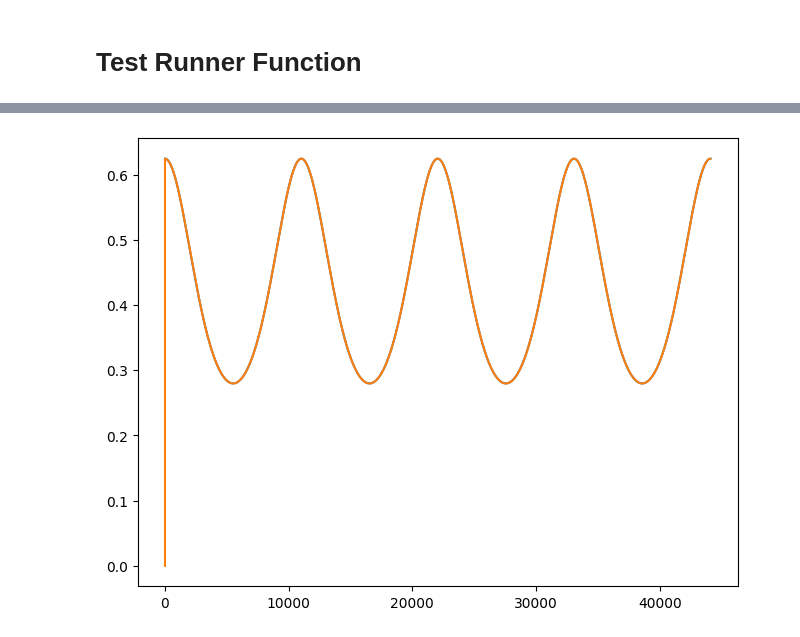
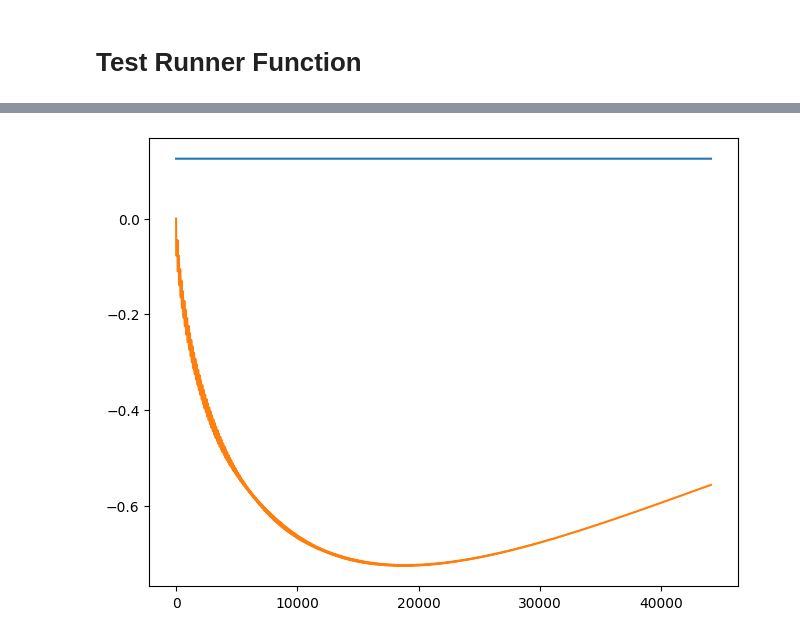
Before and after one commit to GeorgeTheSlayer/BowBox, a Jupyter notebook: notebook/bowls.ipynb, the cells around one changed output, grey strips where cells are left out. Saved outputs shown, nothing was run; the diff lists cells and outputs as text; code cells hidden in the pictures.

```diff
--- a/notebook/bowls.ipynb
+++ b/notebook/bowls.ipynb
@@ -215,6 +264,7 @@ class single_mode:
         self.sampling_rate = samplingRate
         self.frequency = frequency
         self.dampening = dampening
+        self.allpass = allpass_filter(self.sampling_rate, self.frequency, 2)
 
         # Get the constants for the bp filter
         Bandwidth = 2
@@ -224,8 +274,8 @@ class single_mode:
         theta = w / self.sampling_rate
         theta = ((2 * R) / (1 + R*R)) * omega
 
-        self.c2 = (R * R)
-        self.c1 = 2 * R * theta
+        self.b = 2 * R * theta
+        self.a1 = (R * R)
         self.c3 = R
 
 
@@ -243,16 +293,17 @@ class single_mode:
     # There are faster ways but this works for now
     def __process_bandpass( self, input: float):
         # Process BP filter
-        output = self.c1  * self.y1 - self.c2 * self.y2 - self.c3 * self.x2 + input
+        output = self.b  * self.y1 - self.a1 * self.y2 - self.c3 * self.x2 + input
         self.x2 = self.x1
         self.x1 = input
         self.y2 = self.y1
         self.y1 = output
         return output
 
-    def process(self, input: float):
+    def process(self, input: float, feedback_input):
         coupling_constant = 0.98
         self.last_source = 0
+        speed_in_air = 343000 / self.sampling_rate
 
 
         # Create a simple matrix for the outputs
@@ -260,9 +311,10 @@ class single_mode:
         bandpass_out: float = 0
         source: float = 0
 
-
         # Set Input
         source = input + self.feedback
+
+        #allpass_out = self.allpass.process(source)
 
         # Get bandpass Outs
         bandpass_out = self.__process_bandpass(source)
@@ -270,11 +322,10 @@ class single_mode:
         # Get Output
         output_matrix = self.wave_guides.process(bandpass_out)
 
-        #coupling_constant = frictionCurve(material.aluminum.static.value, material.aluminum.dynamic.value, input, output_matrix)
+        coupling_constant = frictionCurve(material.aluminum.static.value, material.aluminum.dynamic.value, abs(input * speed_in_air), abs(((input + output_matrix) * speed_in_air) ))
 
         # Set Feedback
         self.feedback = output_matrix * coupling_constant
-
 
 
         # Second half of waveguides
@@ -369,10 +428,10 @@ def internalTestRunner(outputFileName: str, fileSec: int, sampleRate: int, speed
     sf.write(outputLocation, outputSignal, sampleRate)
 # %%
 
-bow_offset: float = 3
+bow_offset: float = 1
 bow_slope: float = 0.125
 bow_min: float = 0
-bow_max: float = 4
+bow_max: float = 0.125
 
 def testRunner(inputFile, outputFileName):
     print()
@@ -400,13 +459,18 @@ def testRunner(inputFile, outputFileName):
         # filtered2 = signal.sosfilt(sos2, filtered)
 
         bow_table = bowtable(bow_offset, bow_slope, bow_min, bow_max)
-        sine_wave: float = [bow_table.process(1 - (np.cos(2 * np.pi * x * 4 / int(Fs)))) for x in range(int(Fs * fileSec))]
-        y = np.add(0, filtered)
+        sine_wave: float = [bow_table.process(1 - (np.cos(2 * np.pi * x * 0.25 / int(Fs)))) / 6 for x in range(int(Fs * fileSec))]
+        #y = np.add(0, filtered)
         print("--- Sine Wave %s seconds ---" % (time.time() - start_time))
-        newFilter = singing_bowl_modes(Fs, 440, 38)
+        newFilter = singing_bowl_modes(Fs, 392, 38)
+        newFilter2 = singing_bowl_modes(Fs, 350, 38)
         print("--- Init %s seconds ---" % (time.time() - start_time))
         for i in range(0, len(y)):
-            outputSignal[i] = newFilter.process(filtered[i])
+            outputSignal[i] = newFilter.process(filtered[i] * sine_wave[i] * 0.05)
+            outputSignal[i] += newFilter2.process(filtered[i] * sine_wave[i] * 0.05)
+
+        sos2 = signal.butter(1, freq * 2, 'low', fs=Fs, output='sos')
+        filteredFinal = signal.sosfilt(sos2, outputSignal)
         print("--- Process %s seconds ---" % (time.time() - start_time))
 
         #outputSignal = [] # Output signal
@@ -423,33 +487,33 @@ def testRunner(inputFile, outputFileName):
 def delay_test(outputFileName: str, fileSec: int, sampleRate: int):
     delay_length = round(sampleRate * (fileSec / 2))
     delay_time = 0.75
-    delay_line = fractional_delay(delay_time)
+    delay_line = singing_bowl_modes(sampleRate, 392, 38)
     #print("Ideal Length: ", delay_length, "Real Length: ", delay_line.get_delay_len())
     impulse = np.zeros(sampleRate * fileSec)
     outputSignal = np.zeros(sampleRate)
     impulse[0] = 1
 
     bow = bowtable(bow_offset, bow_slope, bow_min, bow_max)
-    sine_wave: float = [bow.process(1 - np.cos(2 * np.pi * 4 * x/(sampleRate))) for x in range(sampleRate)]
+    sine_wave: float = [bow.process(impulse[x]) for x in range(sampleRate)]
 
     # for i in range(0, len(sine_wave)):
     #     impulse[i] = sine_wave[i]
 
     for i in range(0, len(sine_wave)):
-        outputSignal[i] = delay_line.process(sine_wave[i])
+        outputSignal[i] = delay_line.process(impulse[i])
         if i < delay_time + 10:
             print("Input: ", sine_wave[i], "Output: ", outputSignal[i])
         #print(i, "Input: ", impulse[i], "Output: ", outputSignal[i], "read: ", delay_line.get_read())
 
-    # outputLocation = "exports/" + outputFileName +  ".wav"
-    # sf.write(outputLocation, outputSignal, sampleRate)
+    outputLocation = "exports/" + outputFileName +  ".wav"
+    sf.write(outputLocation, outputSignal, sampleRate)
 
     fig, ax1 = plt.subplots(1, 1, layout='constrained')
     ax1.plot(sine_wave)
     ax1.plot(outputSignal)
 
-testRunner("whitenoise.wav", "test1")
+# testRunner("whitenoise.wav", "test1")
 # internalTestRunner("test2", 5, 44100, 4)
 # testRunner("whitenoise_strike.wav", "test3")
-delay_test("delay_test", 1, 44100)
+delay_test("delay_test", 10, 44100)
 # %% [output]
@@ -473 +539 @@ Input:  0.6242905711192229 Output:  0.6242914272258608
-[figure, old version]
+[figure, new version]
```
Also changed, not shown: parts of 5 cells of this notebook, 17 other files.
